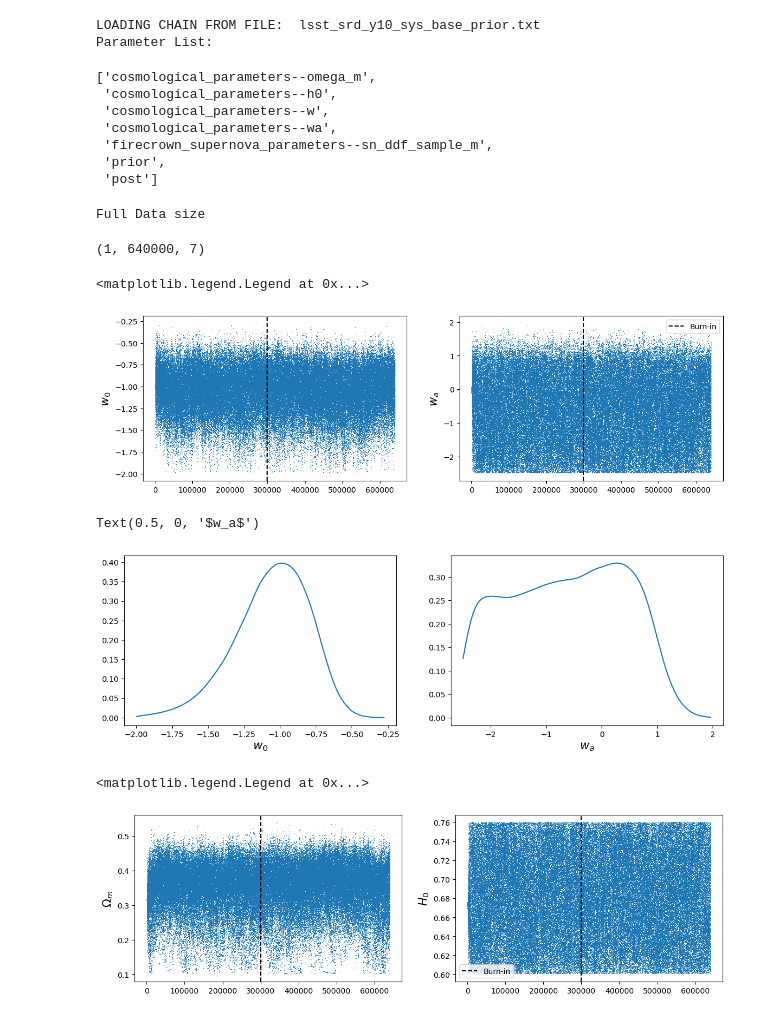
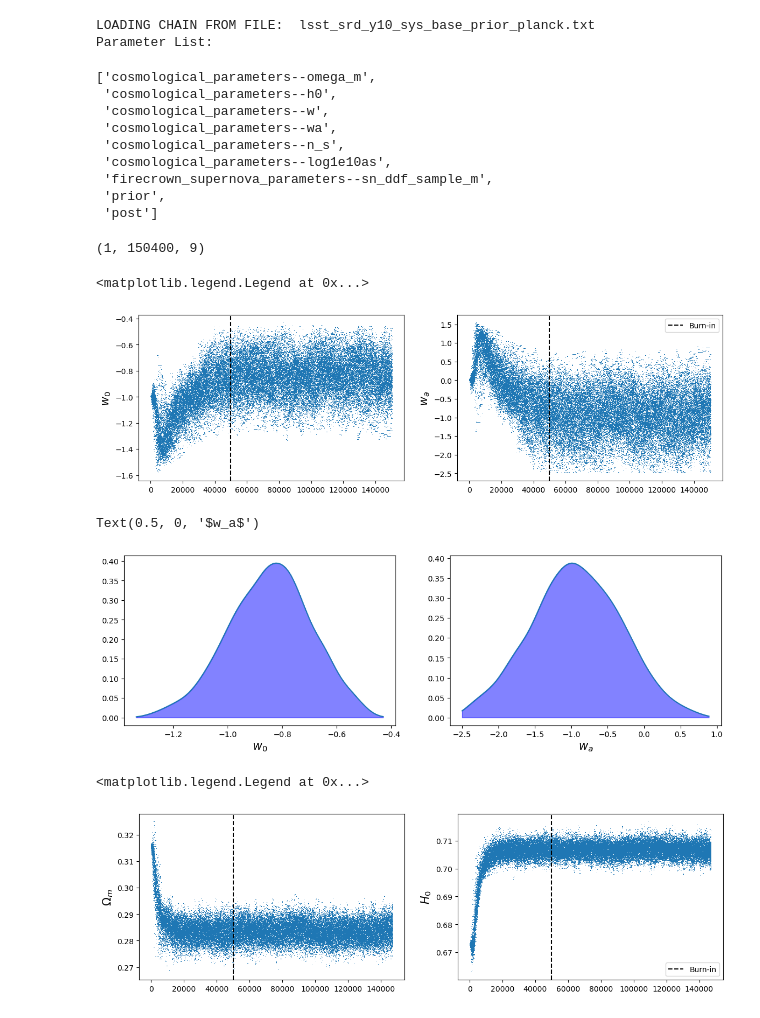
Before and after one commit to am610/LSST_SRD_SN_Analysis, a Jupyter notebook: Plot_srdY10_Planck.ipynb, the cells around one changed output. Saved outputs shown, nothing was run; the diff lists cells and outputs as text; code cells hidden in the pictures.

```diff
--- a/Plot_srdY10_Planck.ipynb
+++ b/Plot_srdY10_Planck.ipynb
@@ -42,14 +41,14 @@ warnings.filterwarnings('ignore')
 def convert(lst):
     return (lst[0].split())
 # %%
-Burnin = 300000
-path = '/pscratch/sd/a/ayanmitr/Results/SRD_OUTPUT_Varyall/'
-sampler, ini = read_input('lsst_srd_y10_sys_base_prior.ini')
+Burnin = 50000
+path = '/pscratch/sd/a/ayanmitr/Results/SRD_OUTPUT_PLANCK/COSMOSIS-CHAINS/'
+sampler, ini = read_input("lsst_srd_y10_sys_base_prior_planck.ini")
 os.makedirs(path, exist_ok=True)
-proc = postprocessor_for_sampler(sampler)(ini, "lsst_srd_y10_sys_base_prior", 0, burn=Burnin, no_2d=False)
+proc = postprocessor_for_sampler(sampler)(ini, "lsst_srd_y10_sys_base_prior_planck", 0, burn=Burnin, no_2d=False)
 #---------------------------------------------------
 # Printintg out the parameter list
-with open('lsst_srd_y10_sys_base_prior.txt') as f:
+with open('lsst_srd_y10_sys_base_prior_planck.txt') as f:
     reader = csv.reader(f)
     row1 = next(reader)  # gets the first line
 row1 = [word.replace('\t','  ') for word in row1]
@@ -58,7 +57,7 @@ row1 = [word.replace('#','  ') for word in row1]
 row1 = convert(row1)
 print('Parameter List:')
 # %% [output]
-LOADING CHAIN FROM FILE:  lsst_srd_y10_sys_base_prior.txt
+LOADING CHAIN FROM FILE:  lsst_srd_y10_sys_base_prior_planck.txt
 Parameter List:
 # %%
 row1
@@ -67,15 +66,15 @@ row1
  'cosmological_parameters--h0',
  'cosmological_parameters--w',
  'cosmological_parameters--wa',
+ 'cosmological_parameters--n_s',
+ 'cosmological_parameters--log1e10as',
  'firecrown_supernova_parameters--sn_ddf_sample_m',
  'prior',
  'post']
 # %%
-print("Full Data size")
 np.shape(proc.data)
 # %% [output]
-Full Data size
+(1, 150400, 9)
-(1, 640000, 7)
 # %%
 plt.rcParams['figure.figsize'] = [14,4]
 plt.subplot(1,2,1)
@@ -89,38 +88,38 @@ plt.ylabel('$w_a$',fontsize=15)
 plt.legend()
 # %% [output]
 <matplotlib.legend.Legend at 0x...>
-[figure, old version]
+[figure, new version]
 # %%
 plt.rcParams['figure.figsize'] = [14,4]
 
-plotter = MetropolisHastingsPlots1D(proc,)
+plotter = MetropolisHastingsPlots1D(proc)
 x = plotter.reduced_col("cosmological_parameters--w") # w0
 y = plotter.reduced_col("cosmological_parameters--wa")# w
 
 y1, L1 = plotter.smooth_likelihood(x, "cosmological_parameters--w")
 y2, L2 = plotter.smooth_likelihood(y, "cosmological_parameters--wa")
 
 plt.subplot(1,2,1)
 plt.plot(y1, L1)
-plt.fill_between(y1,L1,color='white',alpha=0.49)
+plt.fill_between(y1,L1,color='b',alpha=0.49)
 plt.xlabel("$w_0$",fontsize=15)
 #plt.ylabel("Likelihood",fontsize=15)
 #plt.axvline(w0m,linestyle = '--',linewidth=2,c='magenta',label=r'$w_0 = %.3f \pm %.3f$'%(w0m,w0std))
 #plt.axvline(wfit[0],linestyle = '--',linewidth=2,c='black',label=r'$w_0 = %.3f \pm %.3f$'%(wfit[0],wfit[1]))
 #plt.legend(loc='best',fontsize=12)
 #plt.text(-1.28,0.25,'Firecrown',c='magenta',fontsize=15)
 #plt.text(-1.28,0.2,'WFIT',c='black',fontsize=15)
 plt.subplot(1,2,2)
 plt.plot(y2, L2)
-plt.fill_between(y2,L2,color='white',alpha=0.49)
+plt.fill_between(y2,L2,color='b',alpha=0.49)
 plt.xlabel("$w_a$",fontsize=15)
 #plt.ylabel("Likelihood",fontsize=15)
 #plt.axvline(wam,linestyle = '--',linewidth=2,c='magenta',label=r'$w_a = %.3f \pm %.3f$'%(wam,wastd))
 #plt.axvline(wfit[2],linestyle = '--',linewidth=2,c='black',label=r'$w_a = %.3f \pm %.3f$'%(wfit[2],wfit[3]))
 #plt.legend(loc='best',fontsize=12)
 # %% [output]
 Text(0.5, 0, '$w_a$')
-[figure, old version]
+[figure, new version]
 # %%
 plt.rcParams['figure.figsize'] = [14,4]
 plt.subplot(1,2,1)
@@ -134,7 +133,7 @@ plt.ylabel('$H_0$',fontsize=15)
 plt.legend()
 # %% [output]
 <matplotlib.legend.Legend at 0x...>
-[figure, old version]
+[figure, new version]
 # %%
 
 i = 0
```
Also changed, not shown: parts of 14 cells of this notebook.
